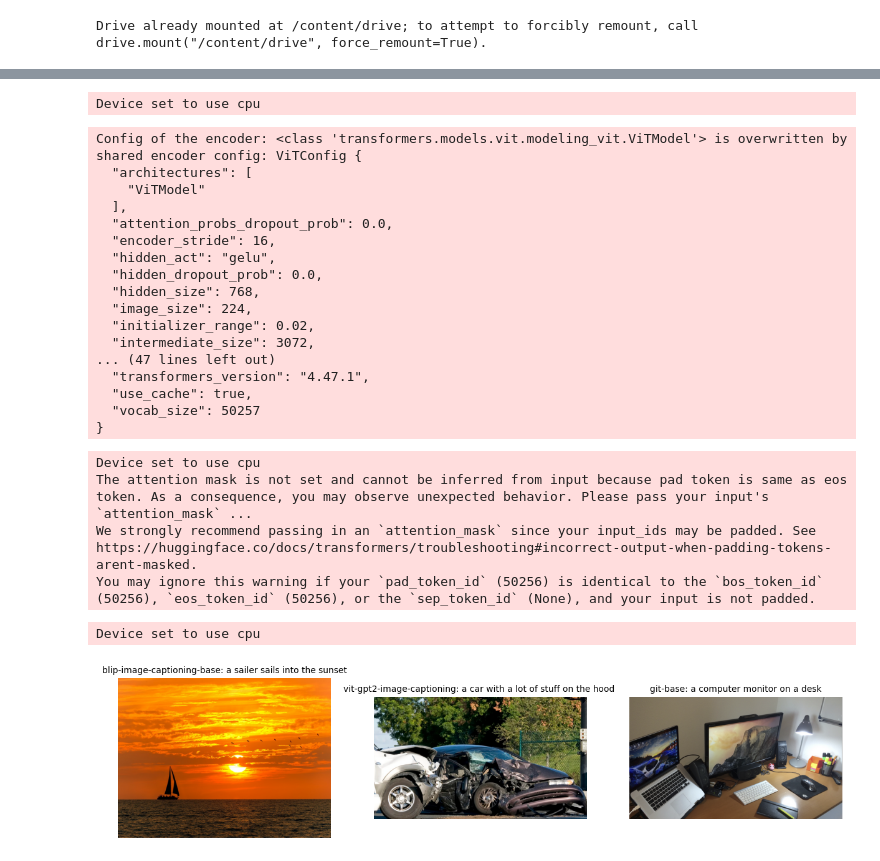
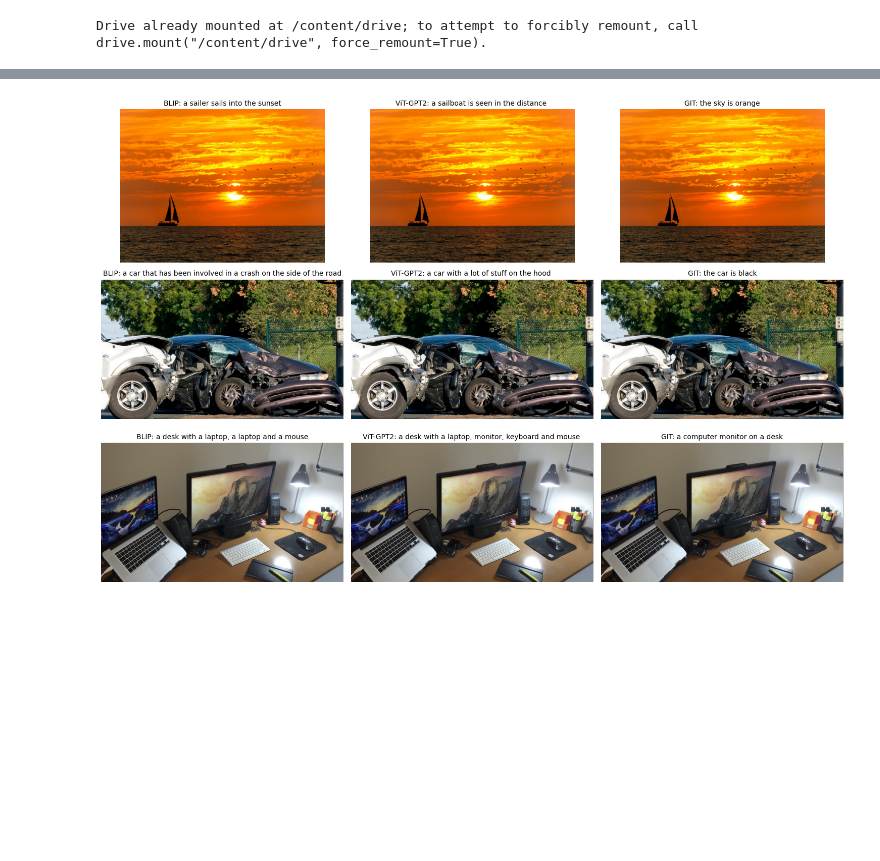
Before and after one commit to QuocDatCao1425/MachineLearning, a Jupyter notebook: transformer_1.ipynb, the cells around one changed output, grey strips where cells are left out. Saved outputs shown, nothing was run; the diff lists cells and outputs as text; code cells hidden in the pictures; blank space fills up the shorter version.

```diff
--- a/transformer_1.ipynb
+++ b/transformer_1.ipynb
@@ -5,7 +5,7 @@ from google.colab import drive
 from PIL import Image
 import matplotlib.pyplot as plt
 from transformers import pipeline
-import os
+
 # Mount Google Drive
 drive.mount('/content/drive')
 
@@ -16,29 +16,34 @@ image_paths = [
     "/content/drive/My Drive/Notebook/a3.png"
 ]
 
-# Models for each image
-models = [
-    "Salesforce/blip-image-captioning-base",
-    "nlpconnect/vit-gpt2-image-captioning",
-    "microsoft/git-base"
-]
+# Models to use for each image
+models = {
+    "BLIP": "Salesforce/blip-image-captioning-base",
+    "ViT-GPT2": "nlpconnect/vit-gpt2-image-captioning",
+    "GIT": "microsoft/git-base"
+}
 
-# Generate and display captions
-fig, axes = plt.subplots(1, 3, figsize=(15, 5))
+# Display all images captioned by all models
+fig, axes = plt.subplots(len(image_paths), len(models), figsize=(15, 10))
 
-for i, (image_path, model_name) in enumerate(zip(image_paths, models)):
-    if os.path.exists(image_path):
-        captioner = pipeline("image-to-text", model=model_name)
-        image = Image.open(image_path).convert("RGB")
+for i, image_path in enumerate(image_paths):
+    if not os.path.exists(image_path):
+        for j in range(len(models)):
+            axes[i, j].set_title("File Not Found", fontsize=12)
+            axes[i, j].axis("off")
+        continue
+
+    image = Image.open(image_path).convert("RGB")  # Load image
+
+    for j, (model_name, model_path) in enumerate(models.items()):
+        captioner = pipeline("image-to-text", model=model_path)
         caption = captioner(image)[0]['generated_text']
 
-        axes[i].imshow(image)
-        axes[i].set_title(f"{model_name.split('/')[-1]}: {caption}", fontsize=10)
-        axes[i].axis("off")
-    else:
-        axes[i].set_title("File Not Found", fontsize=12)
-        axes[i].axis("off")
+        axes[i, j].imshow(image)
+        axes[i, j].set_title(f"{model_name}: {caption}", fontsize=10)
+        axes[i, j].axis("off")
 
+plt.tight_layout()
 plt.show()
 # %% [output]
 Drive already mounted at /content/drive; to attempt to forcibly remount, call drive.mount("/content/drive", force_remount=True).
@@ -50,24 +67 @@ Please note that authentication is recommended but still optional to access publ
-Device set to use cpu
-Config of the encoder: <class 'transformers.models.vit.modeling_vit.ViTModel'> is overwritten by shared encoder config: ViTConfig {
-  "architectures": [
-    "ViTModel"
-  ],
-  "attention_probs_dropout_prob": 0.0,
-  "encoder_stride": 16,
-  "hidden_act": "gelu",
-  "hidden_dropout_prob": 0.0,
-  "hidden_size": 768,
-  "image_size": 224,
-  "initializer_range": 0.02,
-  "intermediate_size": 3072,
-... (47 lines left out)
-  "transformers_version": "4.47.1",
-  "use_cache": true,
-  "vocab_size": 50257
-}
-Device set to use cpu
-The attention mask is not set and cannot be inferred from input because pad token is same as eos token. As a consequence, you may observe unexpected behavior. Please pass your input's `attention_mask` ...
-We strongly recommend passing in an `attention_mask` since your input_ids may be padded. See https://huggingface.co/docs/transformers/troubleshooting#incorrect-output-when-padding-tokens-arent-masked.
-You may ignore this warning if your `pad_token_id` (50256) is identical to the `bos_token_id` (50256), `eos_token_id` (50256), or the `sep_token_id` (None), and your input is not padded.
-Device set to use cpu
-[figure, old version]
+[figure, new version]
```
Also changed, not shown: parts of 1 cell of this notebook.
